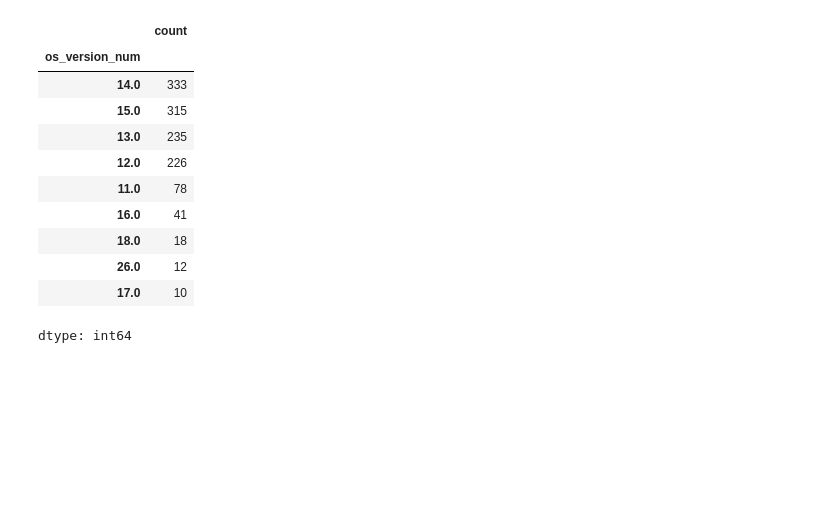
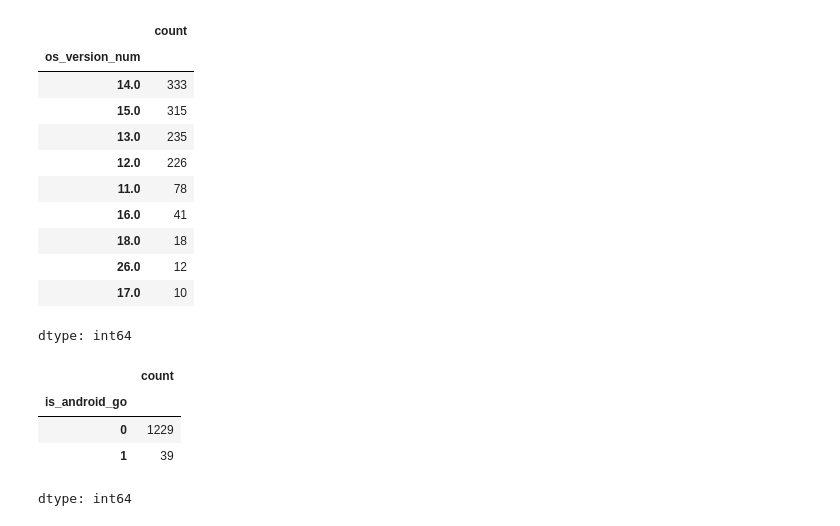
Before and after one commit to rajeshxdatascience/smartphone-recommender-system, a Jupyter notebook: SpecLens_AI_Data_Engineering.ipynb, the cells around one changed output. Saved outputs shown, nothing was run; the diff lists cells and outputs as text; code cells hidden in the pictures; blank space fills up the shorter version.

Commit message:
feat: mapped 39 Android Go devices as low-end hardware signals

```diff
--- a/SpecLens_AI_Data_Engineering.ipynb
+++ b/SpecLens_AI_Data_Engineering.ipynb
@@ -3924,6 +3924,6 @@ df['os'].sample(20)
 dtype: object
 # %%
-df['os_type'] = df['os'].str.extract(r'(Android|iOS|google android)')[0].str.lower()
+df['os_type'] = df['os'].str.extract(r'(Android|iOS|google android)')[0].str.lower().astype('category')
 # %%
 df['os_type'].value_counts(dropna=False)
 # %% [output]
@@ -3949,3 +3949,13 @@ df['os_version_num'].value_counts(dropna=False)
 | 26.0 | 12 |
 | 17.0 | 10 |
 dtype: int64
+# %%
+df['is_android_go'] = df['os'].str.contains('Go', case=False, na=False).astype(int)
+# %%
+df['is_android_go'].value_counts()
+# %% [output]
+|  | count |
+| is_android_go |  |
+| 0 | 1229 |
+| 1 | 39 |
+dtype: int64
```
Also changed, not shown: parts of 43 cells of this notebook.
